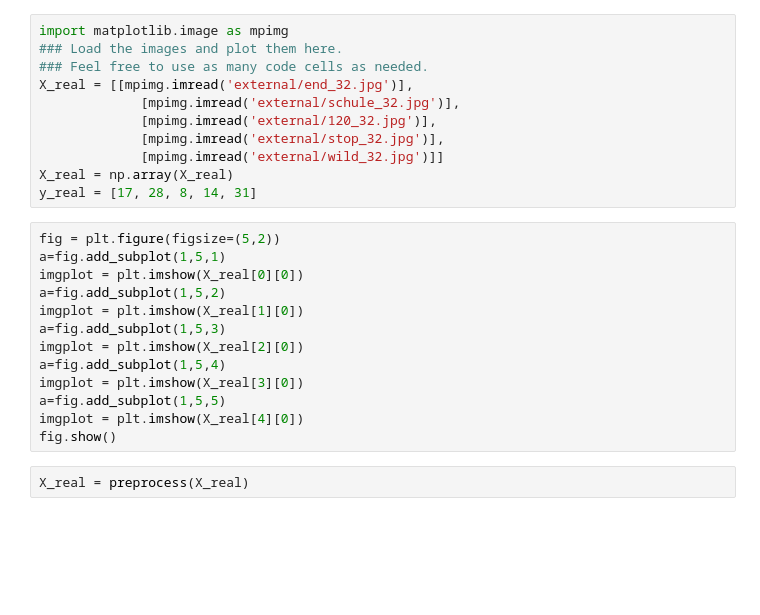
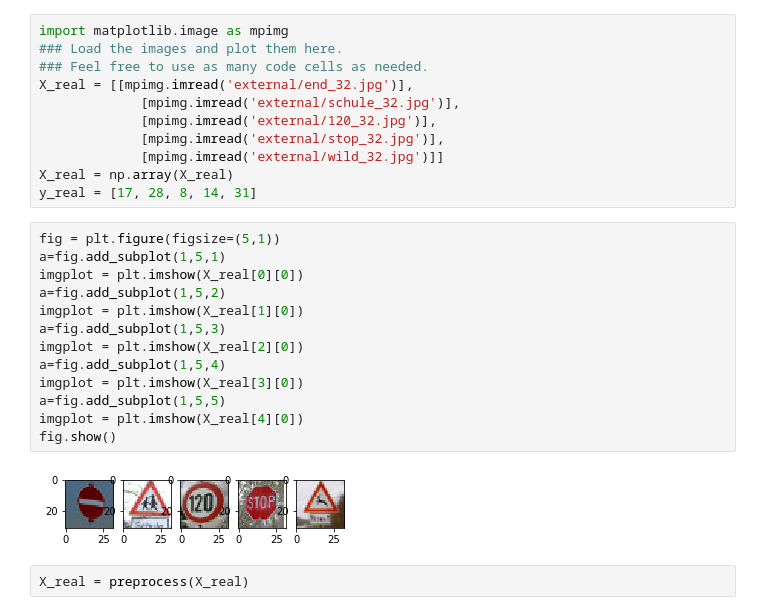
Before and after one commit to rosocz/TrafficSign, a Jupyter notebook: Traffic_Sign_Classifier.ipynb, the cells around one changed output. Saved outputs shown, nothing was run; the diff lists cells and outputs as text; blank space fills up the shorter version.

```diff
--- a/Traffic_Sign_Classifier.ipynb
+++ b/Traffic_Sign_Classifier.ipynb
@@ -459,18 +481,20 @@ X_real = [[mpimg.imread('external/end_32.jpg')],
 X_real = np.array(X_real)
 y_real = [17, 28, 8, 14, 31]
 # %%
-fig = plt.figure(figsize=(5,2))
+fig = plt.figure(figsize=(5,1))
 a=fig.add_subplot(1,5,1)
 imgplot = plt.imshow(X_real[0][0])
 a=fig.add_subplot(1,5,2)
 imgplot = plt.imshow(X_real[1][0])
 a=fig.add_subplot(1,5,3)
 imgplot = plt.imshow(X_real[2][0])
 a=fig.add_subplot(1,5,4)
 imgplot = plt.imshow(X_real[3][0])
 a=fig.add_subplot(1,5,5)
 imgplot = plt.imshow(X_real[4][0])
 fig.show()
+# %% [output]
+[figure, added]
 # %%
 X_real = preprocess(X_real)
 # %% [markdown]
```
Also changed, not shown: parts of 32 cells of this notebook.
